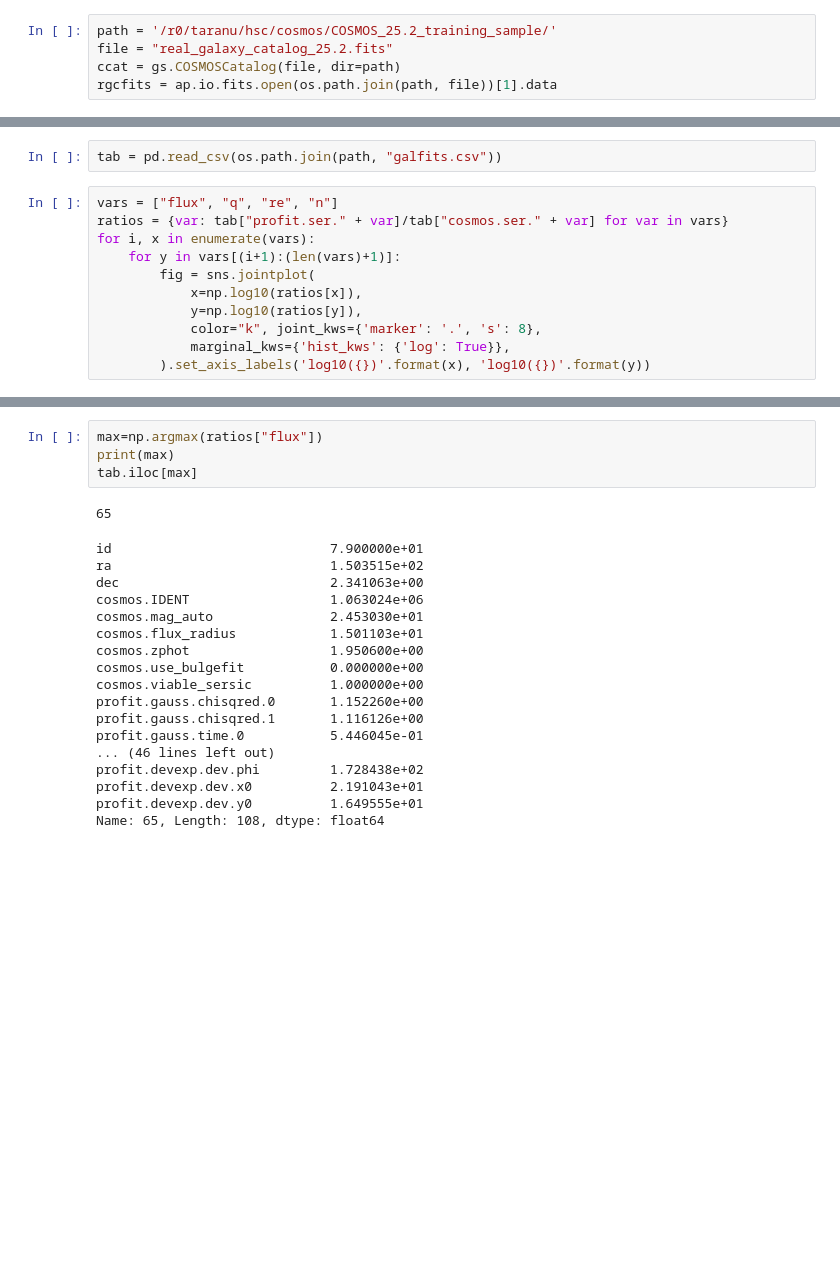
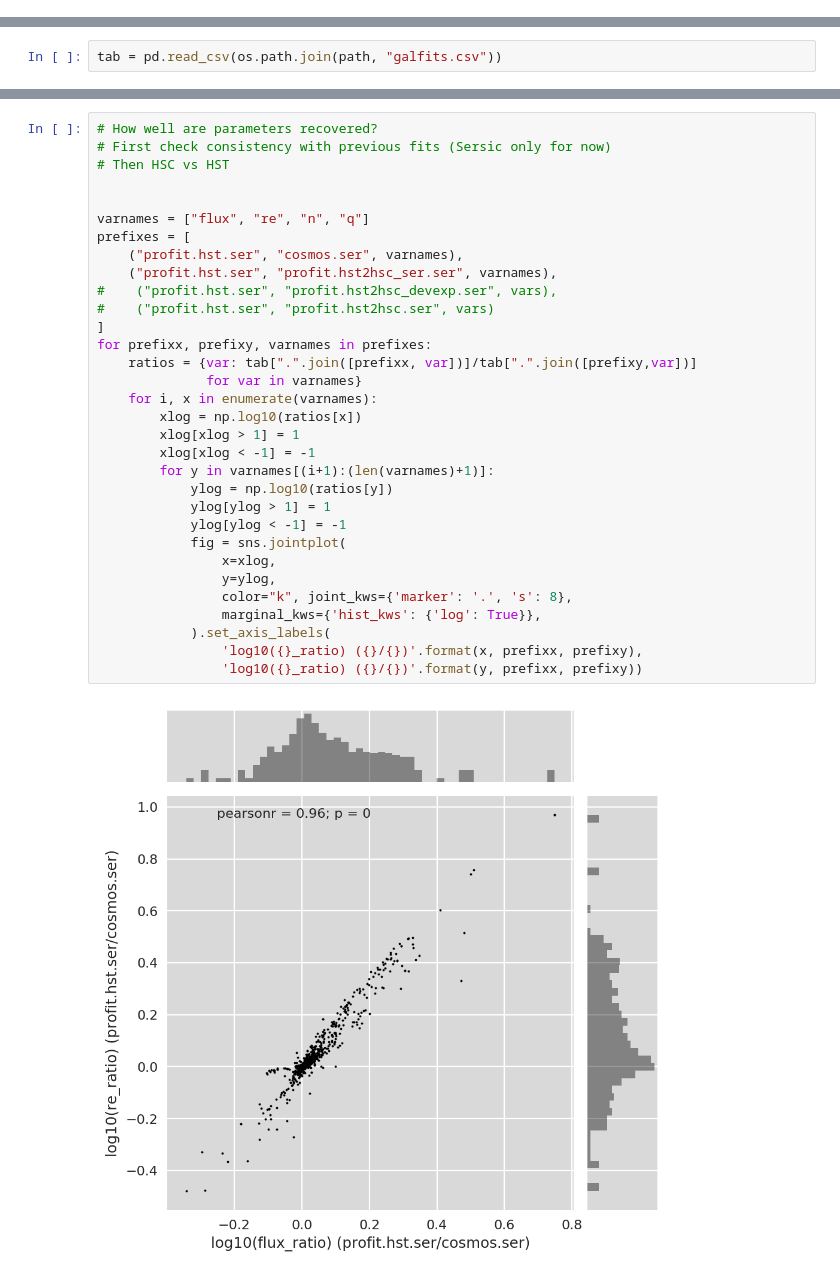
Before and after one commit to lsst-dm/modelling_research, a Jupyter notebook: jupyternotebooks/cosmos_hst_analysis.ipynb, the cells around one changed output, grey strips where cells are left out. Saved outputs shown, nothing was run; the diff lists cells and outputs as text; blank space fills up the shorter version.

Commit message:
Added analysis of chisqred and parameter/ratio joint plots

```diff
--- a/jupyternotebooks/cosmos_hst_analysis.ipynb
+++ b/jupyternotebooks/cosmos_hst_analysis.ipynb
@@ -23,8 +36,3 @@ with open(os.path.expanduser("~/raid/lsst/cosmos/cosmos_25.2_training_fits_0_200
-# %%
-path = '/r0/taranu/hsc/cosmos/COSMOS_25.2_training_sample/'
-file = "real_galaxy_catalog_25.2.fits"
-ccat = gs.COSMOSCatalog(file, dir=path)
-rgcfits = ap.io.fits.open(os.path.join(path, file))[1].data
 # %%
 # See https://github.com/GalSim-developers/GalSim/blob/8d9bc8ce568e3fa791ab658650fce592cdf03735/galsim/scene.py
 # lines 615-625
@@ -127,14 +190,3 @@ with open(os.path.join(path, "galfits.csv"), "w", newline="") as f:
     writer.writerows(rows)
 # %%
 tab = pd.read_csv(os.path.join(path, "galfits.csv"))
-# %%
-vars = ["flux", "q", "re", "n"]
-ratios = {var: tab["profit.ser." + var]/tab["cosmos.ser." + var] for var in vars}
-for i, x in enumerate(vars):
-    for y in vars[(i+1):(len(vars)+1)]:
-        fig = sns.jointplot(
-            x=np.log10(ratios[x]),
-            y=np.log10(ratios[y]),
-            color="k", joint_kws={'marker': '.', 's': 8},
-            marginal_kws={'hist_kws': {'log': True}},
-        ).set_axis_labels('log10({})'.format(x), 'log10({})'.format(y))
@@ -148,23 +193,34 @@ for i, x in enumerate(vars):
-# %%
-max=np.argmax(ratios["flux"])
-print(max)
-tab.iloc[max]
-# %% [output]
-65
-id                            7.900000e+01
-ra                            1.503515e+02
-dec                           2.341063e+00
-cosmos.IDENT                  1.063024e+06
-cosmos.mag_auto               2.453030e+01
-cosmos.flux_radius            1.501103e+01
-cosmos.zphot                  1.950600e+00
-cosmos.use_bulgefit           0.000000e+00
-cosmos.viable_sersic          1.000000e+00
-profit.gauss.chisqred.0       1.152260e+00
-profit.gauss.chisqred.1       1.116126e+00
-profit.gauss.time.0           5.446045e-01
-... (46 lines left out)
-profit.devexp.dev.phi         1.728438e+02
-profit.devexp.dev.x0          2.191043e+01
-profit.devexp.dev.y0          1.649555e+01
-Name: 65, Length: 108, dtype: float64
+# %%
+# How well are parameters recovered?
+# First check consistency with previous fits (Sersic only for now)
+# Then HSC vs HST
+
+
+varnames = ["flux", "re", "n", "q"]
+prefixes = [
+    ("profit.hst.ser", "cosmos.ser", varnames),
+    ("profit.hst.ser", "profit.hst2hsc_ser.ser", varnames),
+#    ("profit.hst.ser", "profit.hst2hsc_devexp.ser", vars),
+#    ("profit.hst.ser", "profit.hst2hsc.ser", vars)
+]
+for prefixx, prefixy, varnames in prefixes:
+    ratios = {var: tab[".".join([prefixx, var])]/tab[".".join([prefixy,var])]
+              for var in varnames}
+    for i, x in enumerate(varnames):
+        xlog = np.log10(ratios[x])
+        xlog[xlog > 1] = 1
+        xlog[xlog < -1] = -1
+        for y in varnames[(i+1):(len(varnames)+1)]:
+            ylog = np.log10(ratios[y])
+            ylog[ylog > 1] = 1
+            ylog[ylog < -1] = -1
+            fig = sns.jointplot(
+                x=xlog,
+                y=ylog,
+                color="k", joint_kws={'marker': '.', 's': 8},
+                marginal_kws={'hist_kws': {'log': True}},
+            ).set_axis_labels(
+                'log10({}_ratio) ({}/{})'.format(x, prefixx, prefixy),
+                'log10({}_ratio) ({}/{})'.format(y, prefixx, prefixy))
+# %% [output]
+[figure, added]
```
Also changed, not shown: parts of 10 cells of this notebook, 1 other file.
